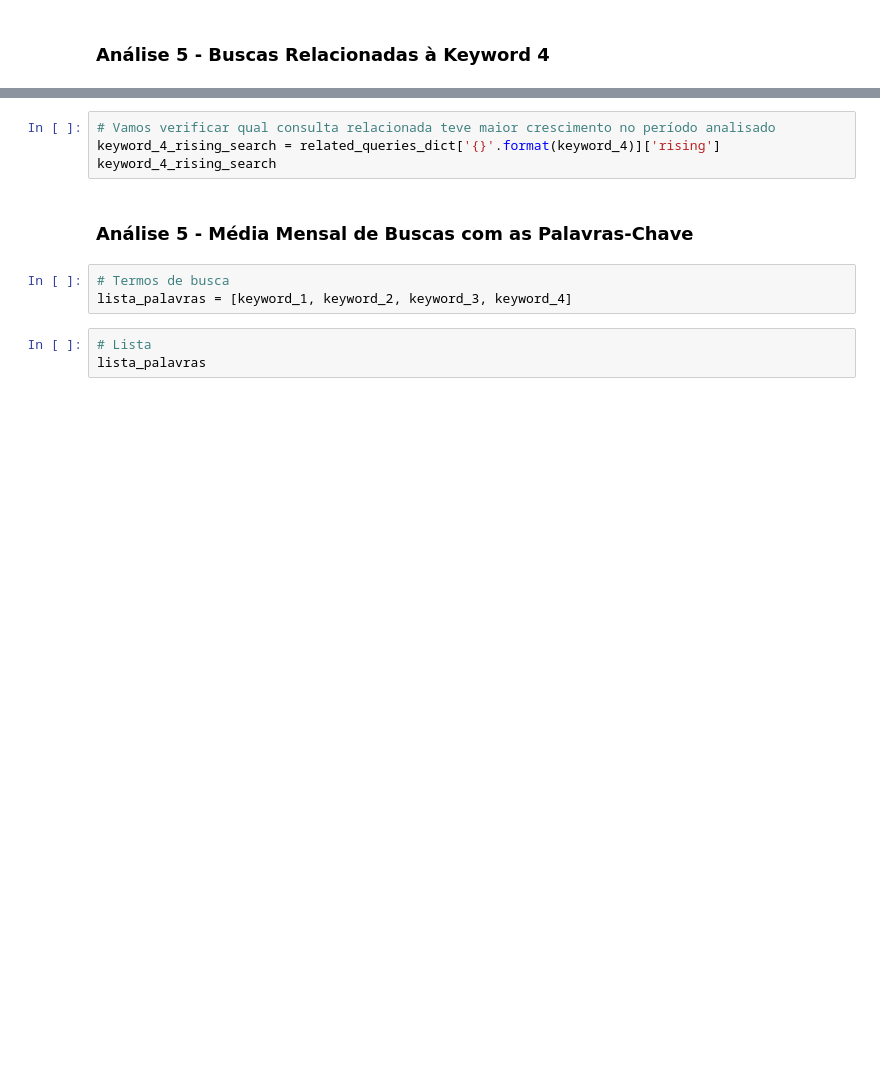
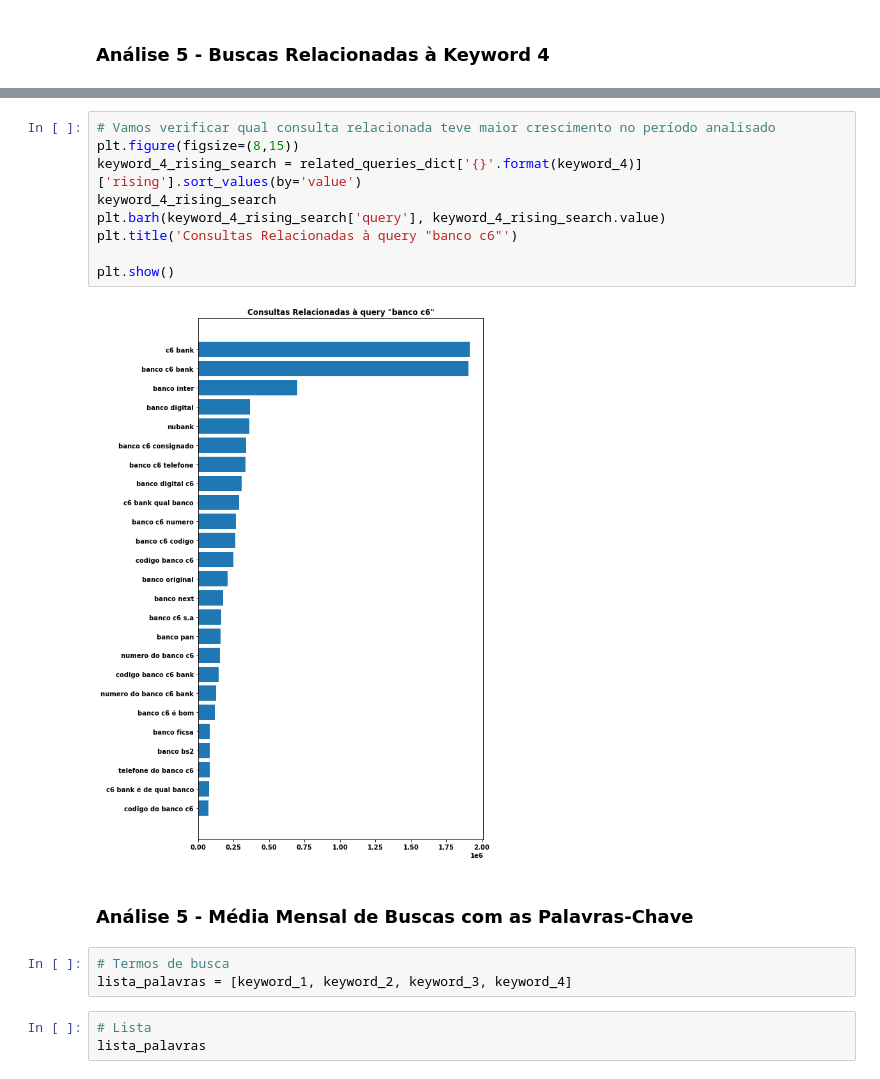
Before and after one commit to leandrofusco/Google_trends, a Jupyter notebook: trends_key_words.ipynb, the cells around one changed output, grey strips where cells are left out. Cells and saved outputs as stored; diff of their text form; blank space fills up the shorter version.

```diff
--- a/trends_key_words.ipynb
+++ b/trends_key_words.ipynb
@@ -542,7 +586,14 @@ if keyword_4:
 # %%
 # Vamos verificar qual consulta relacionada teve maior crescimento no período analisado
-keyword_4_rising_search = related_queries_dict['{}'.format(keyword_4)]['rising']
+plt.figure(figsize=(8,15))
+keyword_4_rising_search = related_queries_dict['{}'.format(keyword_4)]['rising'].sort_values(by='value')
 keyword_4_rising_search
+plt.barh(keyword_4_rising_search['query'], keyword_4_rising_search.value)
+plt.title('Consultas Relacionadas à query "banco c6"')
+
+plt.show()
+# %% [output]
+[figure, added]
 # %% [markdown]
 ### Análise 5 - Média Mensal de Buscas com as Palavras-Chave
 # %%
```
Also changed, not shown: parts of 21 cells of this notebook.
